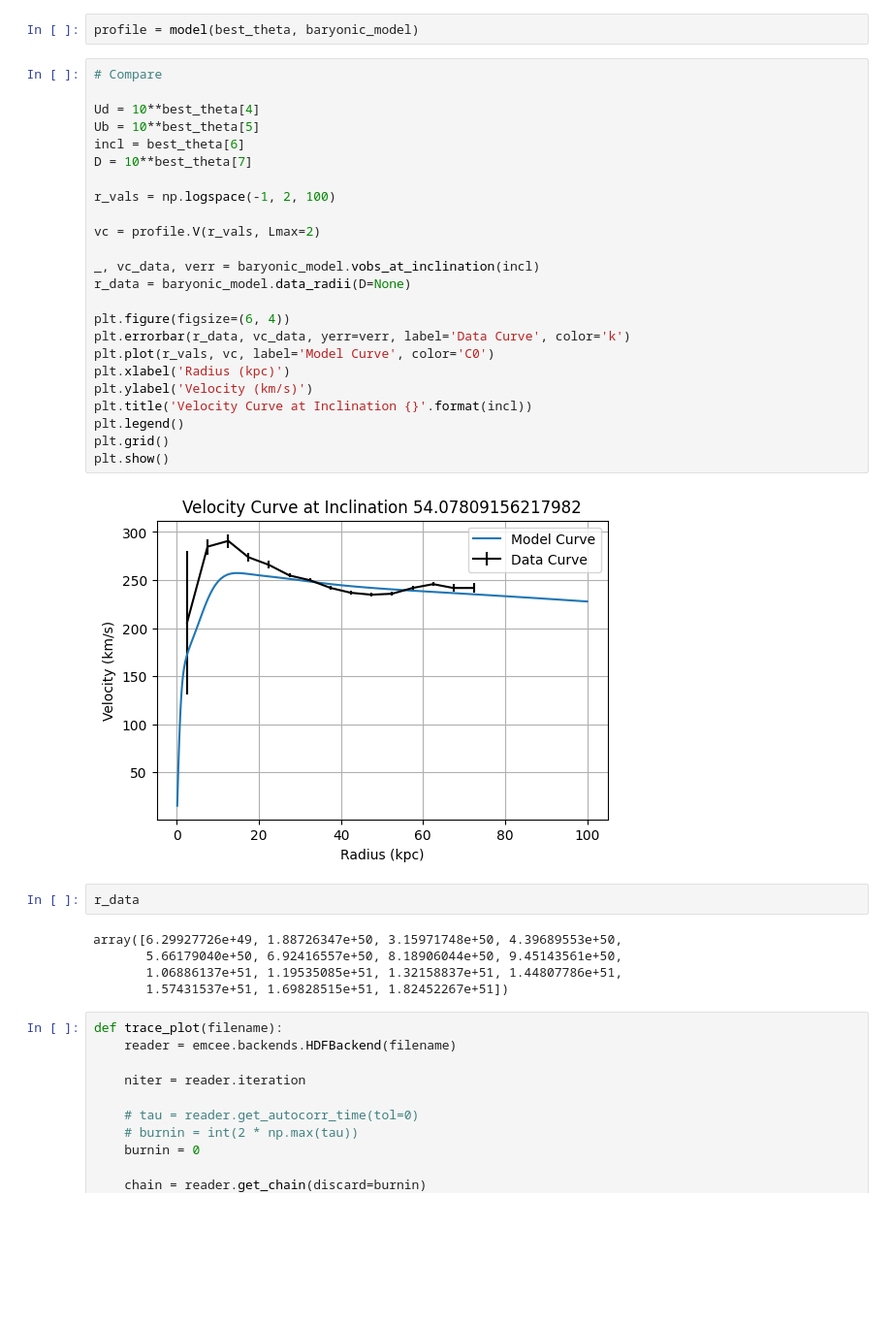
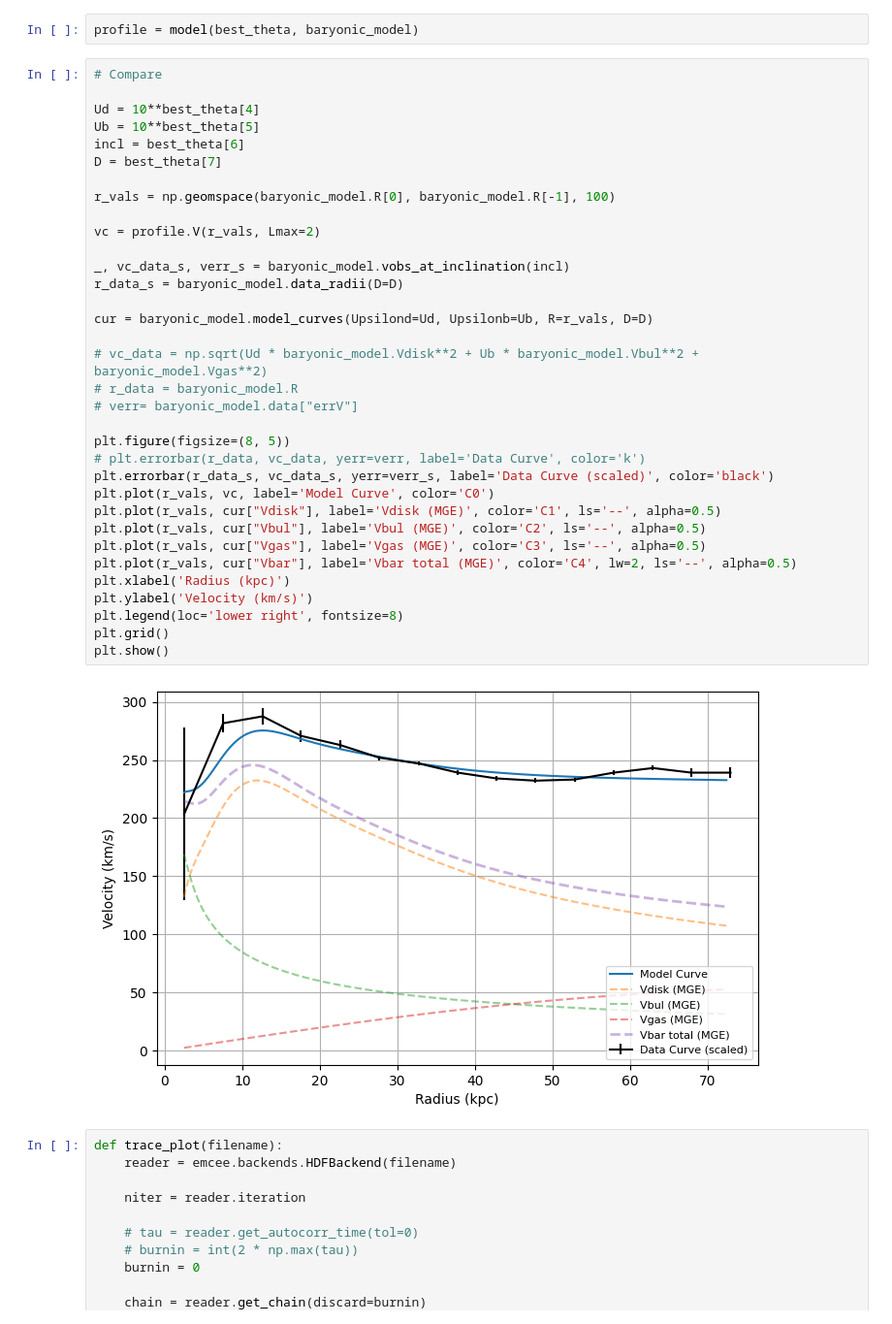
Before and after one commit to AdamSmithOrlik/sidm-rotation-curves-SPARC, a Jupyter notebook: development/surface-brightness-dev.ipynb, the cells around one changed output. Shown at 97% size. Saved outputs shown, nothing was run; the diff lists cells and outputs as text; blank space fills up the shorter version.

```diff
--- a/development/surface-brightness-dev.ipynb
+++ b/development/surface-brightness-dev.ipynb
@@ -942,36 +959,39 @@ profile = model(best_theta, baryonic_model)
 # %%
 # Compare
 
 Ud = 10**best_theta[4]
 Ub = 10**best_theta[5]
 incl = best_theta[6]
-D = 10**best_theta[7]
+D = best_theta[7]
 
-r_vals = np.logspace(-1, 2, 100)
+r_vals = np.geomspace(baryonic_model.R[0], baryonic_model.R[-1], 100)
 
 vc = profile.V(r_vals, Lmax=2)
 
-_, vc_data, verr = baryonic_model.vobs_at_inclination(incl)
-r_data = baryonic_model.data_radii(D=None)
+_, vc_data_s, verr_s = baryonic_model.vobs_at_inclination(incl)
+r_data_s = baryonic_model.data_radii(D=D)
 
-plt.figure(figsize=(6, 4))
-plt.errorbar(r_data, vc_data, yerr=verr, label='Data Curve', color='k')
+cur = baryonic_model.model_curves(Upsilond=Ud, Upsilonb=Ub, R=r_vals, D=D)
+
+# vc_data = np.sqrt(Ud * baryonic_model.Vdisk**2 + Ub * baryonic_model.Vbul**2 + baryonic_model.Vgas**2)
+# r_data = baryonic_model.R
+# verr= baryonic_model.data["errV"]
+
+plt.figure(figsize=(8, 5))
+# plt.errorbar(r_data, vc_data, yerr=verr, label='Data Curve', color='k')
+plt.errorbar(r_data_s, vc_data_s, yerr=verr_s, label='Data Curve (scaled)', color='black')
 plt.plot(r_vals, vc, label='Model Curve', color='C0')
+plt.plot(r_vals, cur["Vdisk"], label='Vdisk (MGE)', color='C1', ls='--', alpha=0.5)
+plt.plot(r_vals, cur["Vbul"], label='Vbul (MGE)', color='C2', ls='--', alpha=0.5)
+plt.plot(r_vals, cur["Vgas"], label='Vgas (MGE)', color='C3', ls='--', alpha=0.5)
+plt.plot(r_vals, cur["Vbar"], label='Vbar total (MGE)', color='C4', lw=2, ls='--', alpha=0.5)
 plt.xlabel('Radius (kpc)')
 plt.ylabel('Velocity (km/s)')
-plt.title('Velocity Curve at Inclination {}'.format(incl))
-plt.legend()
+plt.legend(loc='lower right', fontsize=8)
 plt.grid()
 plt.show()
 # %% [output]
-[figure, old version]
+[figure, new version]
-# %%
-r_data
-# %% [output]
-array([6.29927726e+49, 1.88726347e+50, 3.15971748e+50, 4.39689553e+50,
-       5.66179040e+50, 6.92416557e+50, 8.18906044e+50, 9.45143561e+50,
-       1.06886137e+51, 1.19535085e+51, 1.32158837e+51, 1.44807786e+51,
-       1.57431537e+51, 1.69828515e+51, 1.82452267e+51])
 # %%
 def trace_plot(filename):
     reader = emcee.backends.HDFBackend(filename)
```
Also changed, not shown: parts of 12 cells of this notebook, 1 other file.
